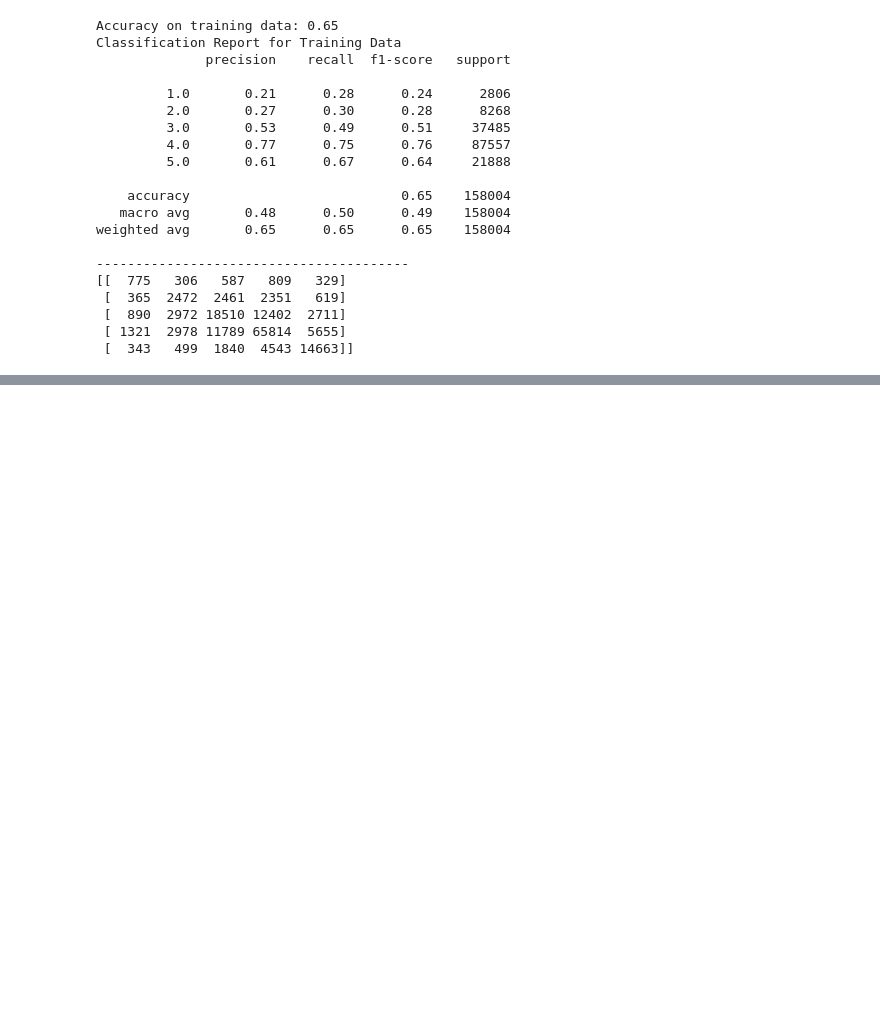
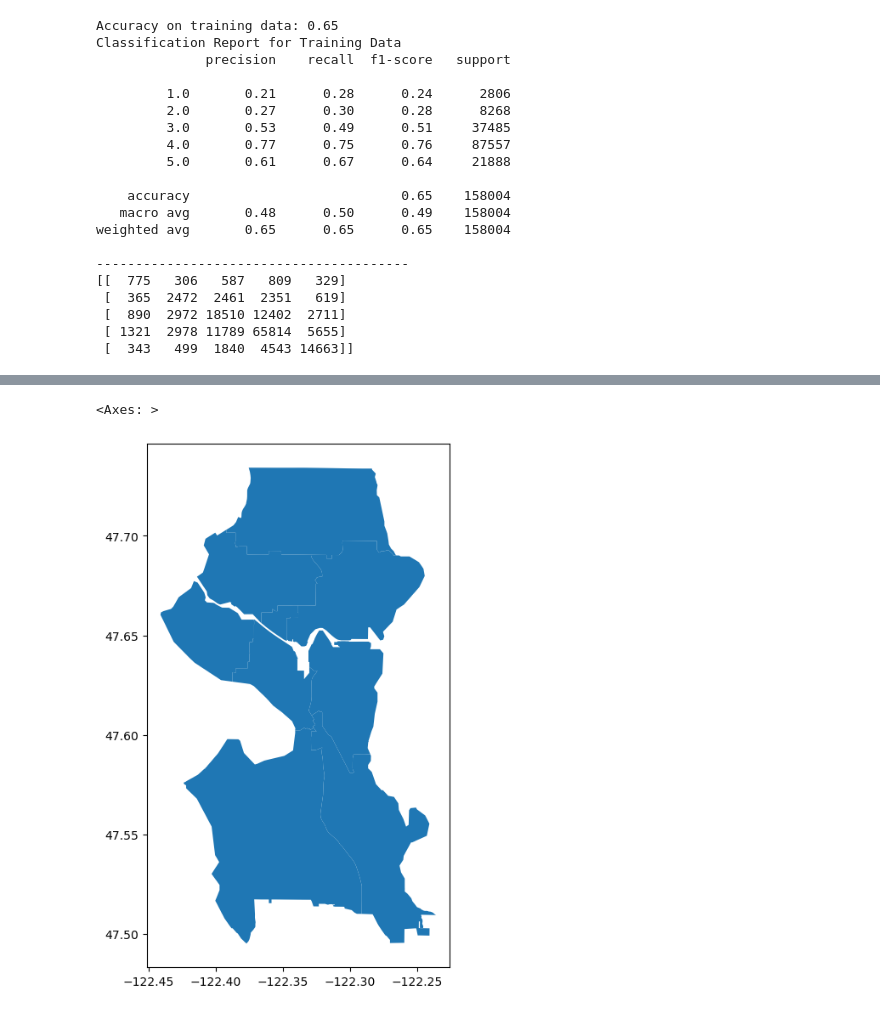
Before and after one commit to BrettlyCD/seattle-trees-project, a Jupyter notebook: notebooks/04_modeling.ipynb, the cells around one changed output, grey strips where cells are left out. Cells and saved outputs as stored; diff of their text form; code cells hidden in the pictures; blank space fills up the shorter version.

```diff
--- a/notebooks/04_modeling.ipynb
+++ b/notebooks/04_modeling.ipynb
@@ -322,0 +340,8 @@ weighted avg       0.65      0.65      0.65    158004
+# %%
+map = gpd.read_file('../resources/Seattle_School_Board_Director_Districts_dirdst_area/Seattle_School_Board_Director_Districts_dirdst_area.shp') #found .shp file by school district. Best I found so far.
+# %%
+fig, ax = plt.subplots(figsize=(8,8))
+map.plot(ax=ax)
+# %% [output]
+<Axes: >
+[figure, added]
```
Also changed, not shown: parts of 15 cells of this notebook.
